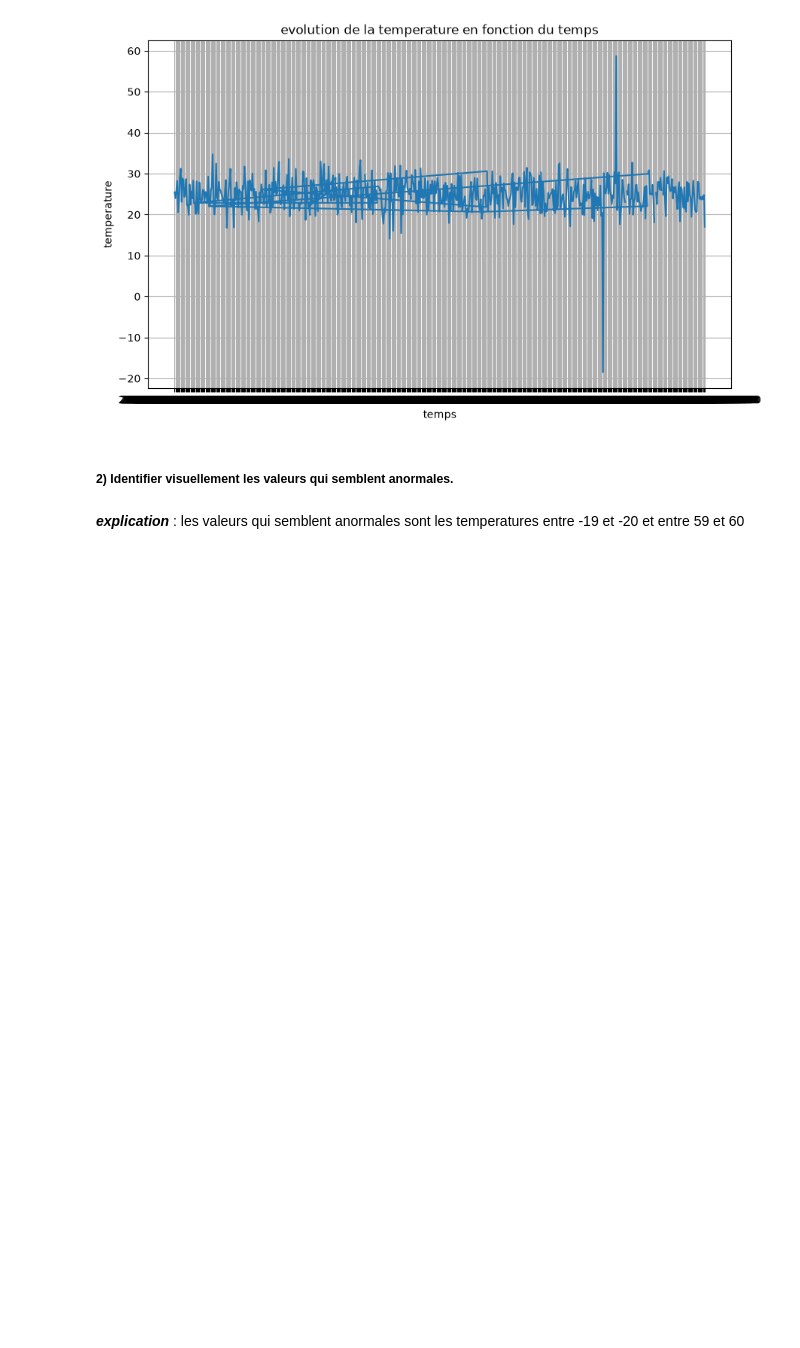
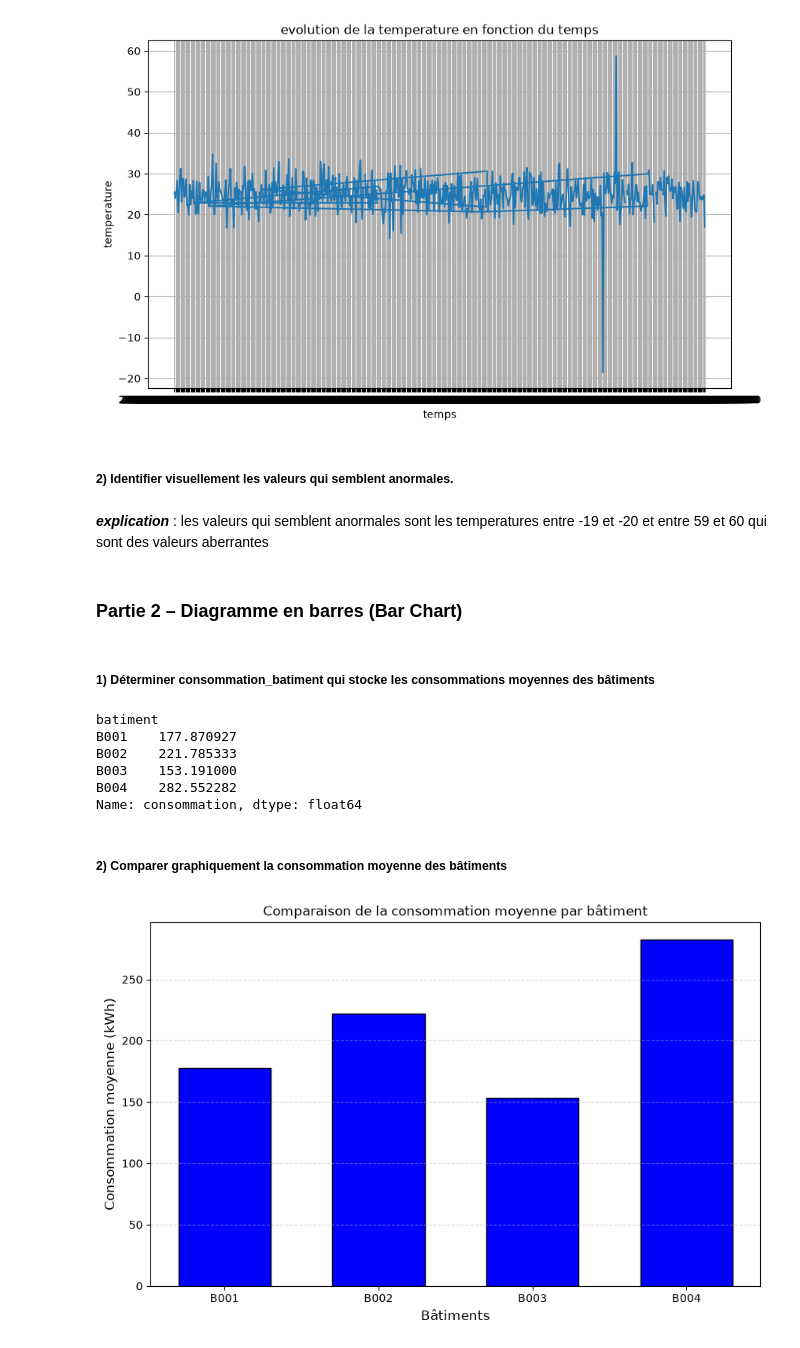
Before and after one commit to NdiayeAmanatou/atelier_matplotlib, a Jupyter notebook: atelier_matplotlib_iot/notebooks/atelier_matplotlib_iot.ipynb, the cells around one changed output. Drawn from its saved outputs; the diff is of its cells as text; code cells hidden in the pictures; blank space fills up the shorter version.

Commit message:
Partie 2 – Diagramme en barres (Bar Chart)

```diff
--- a/atelier_matplotlib_iot/notebooks/atelier_matplotlib_iot.ipynb
+++ b/atelier_matplotlib_iot/notebooks/atelier_matplotlib_iot.ipynb
@@ -40,4 +40,35 @@ plt.show()
 # %% [markdown]
 ##### 2) Identifier visuellement les valeurs qui semblent anormales.
 # %% [markdown]
-***explication*** : les valeurs qui semblent anormales sont les temperatures entre -19 et -20 et entre 59 et 60
+***explication*** : les valeurs qui semblent anormales sont les temperatures entre -19 et -20 et entre 59 et 60 qui sont des valeurs aberrantes
+# %% [markdown]
+### Partie 2 – Diagramme en barres (Bar Chart)
+# %% [markdown]
+##### 1) Déterminer consommation_batiment qui stocke les consommations moyennes des bâtiments
+# %%
+consommation_batiment = df.groupby('batiment')['consommation'].mean()
+print(consommation_batiment)
+# %% [output]
+batiment
+B001    177.870927
+B002    221.785333
+B003    153.191000
+B004    282.552282
+Name: consommation, dtype: float64
+# %% [markdown]
+##### 2) Comparer graphiquement la consommation moyenne des bâtiments
+# %%
+plt.figure(figsize=(10, 6))
+plt.bar(consommation_batiment.index, consommation_batiment.values, color='blue', edgecolor='black', width=0.6)
+
+# 3. Titre, labels, légende et grille
+plt.title("Comparaison de la consommation moyenne par bâtiment", fontsize=12 )
+plt.xlabel("Bâtiments", fontsize=12)
+plt.ylabel("Consommation moyenne (kWh)", fontsize=12)
+ # Grille uniquement sur l'axe vertical Y
+plt.grid(axis='y', linestyle='--', alpha=0.5)
+
+# 5. Afficher le graphique
+plt.show()
+# %% [output]
+[figure, added]
```
Also changed, not shown: parts of 7 cells of this notebook.
